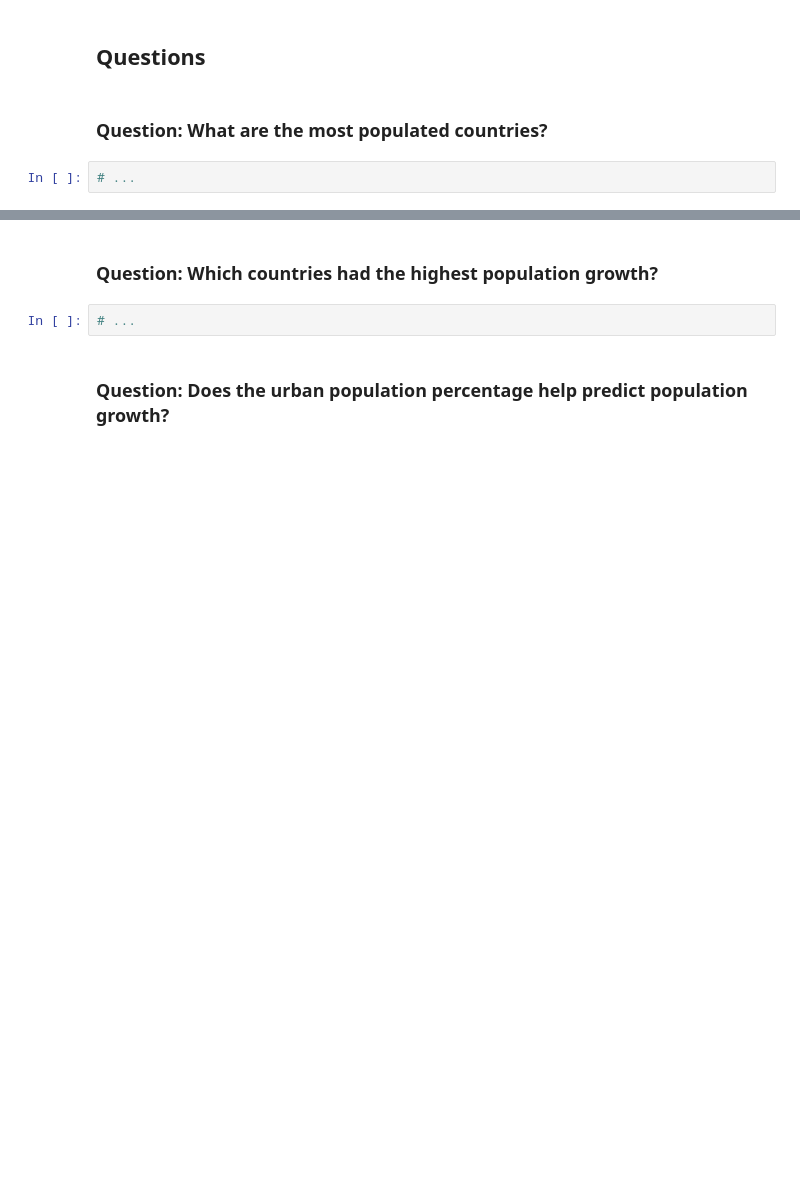
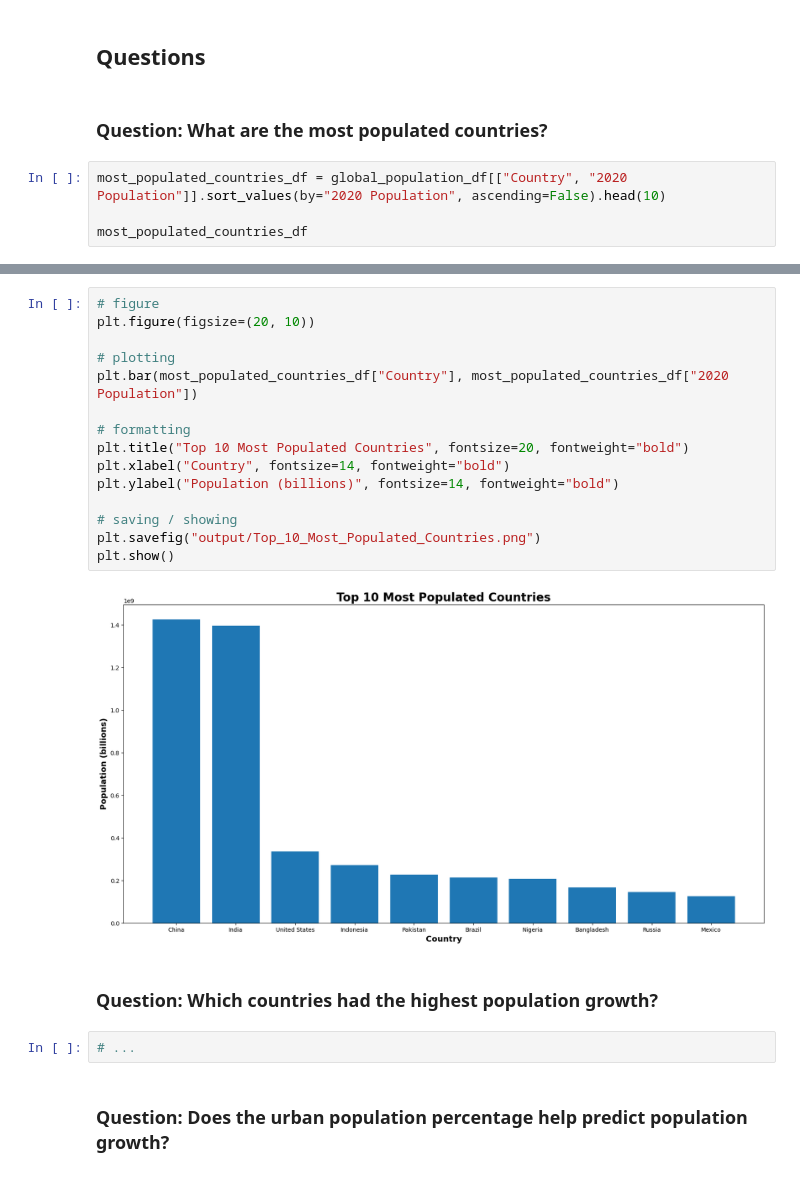
Before and after one commit to 99btyler/global-population-dashboard, a Jupyter notebook: src/research-visualizations.ipynb, the cells around one changed output, grey strips where cells are left out. Saved outputs shown, nothing was run; the diff lists cells and outputs as text; blank space fills up the shorter version.

Commit message:
Answered question: what are the most populated countries?

```diff
--- a/src/research-visualizations.ipynb
+++ b/src/research-visualizations.ipynb
@@ -18,4 +19,6 @@ global_population_df.head()
 # %% [markdown]
 ### Question: What are the most populated countries?
 # %%
-# ...
+most_populated_countries_df = global_population_df[["Country", "2020 Population"]].sort_values(by="2020 Population", ascending=False).head(10)
+
+most_populated_countries_df
@@ -22,3 +37,20 @@ global_population_df.head()
+# %%
+# figure
+plt.figure(figsize=(20, 10))
+
+# plotting
+plt.bar(most_populated_countries_df["Country"], most_populated_countries_df["2020 Population"])
+
+# formatting
+plt.title("Top 10 Most Populated Countries", fontsize=20, fontweight="bold")
+plt.xlabel("Country", fontsize=14, fontweight="bold")
+plt.ylabel("Population (billions)", fontsize=14, fontweight="bold")
+
+# saving / showing
+plt.savefig("output/Top_10_Most_Populated_Countries.png")
+plt.show()
+# %% [output]
+[figure, added]
 # %% [markdown]
 ### Question: Which countries had the highest population growth?
 # %%
```
Also changed, not shown: parts of 2 cells of this notebook, 1 other file.
